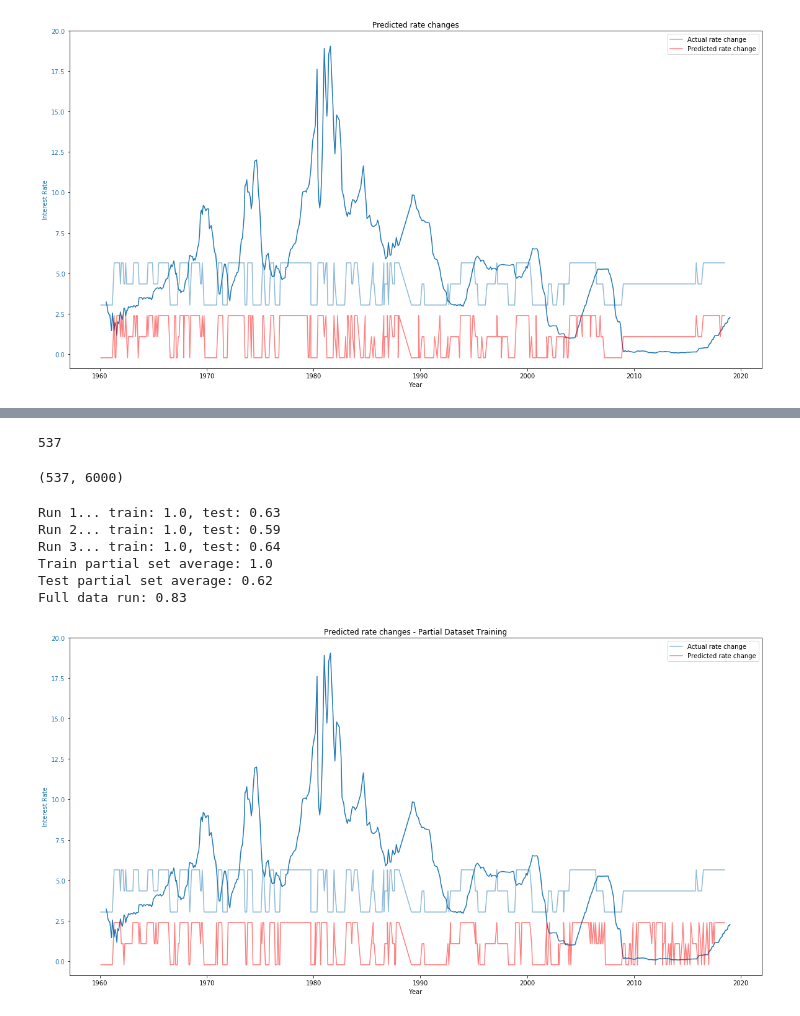
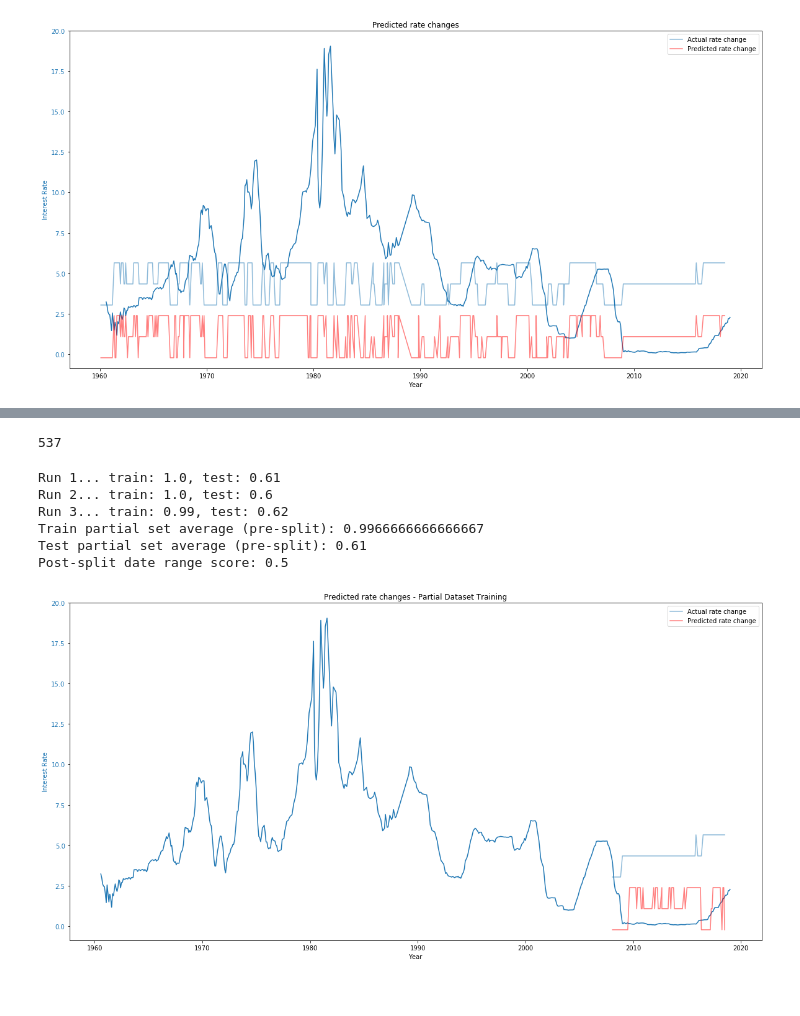
Before and after one commit to mitchdshawn/interest_rate_forecaster, a Jupyter notebook: 02 analysis.ipynb, the cells around one changed output, grey strips where cells are left out. Cells and saved outputs as stored; diff of their text form; code cells hidden in the pictures.

```diff
--- a/02 analysis.ipynb
+++ b/02 analysis.ipynb
@@ -492,7 +492,7 @@ text = text_tfidf.copy()
 # %%
 ## XGBoost model fitting and testing
 
-def xgb_function(text_partial, y_partial, text, y):
+def xgb_function(text_partial_train, y_partial_train, text_partial_test, y_partial_test):
     xgb_model = XGBClassifier(objective='multi:softmax',
                               max_depth=3,
                               num_classes=3)
@@ -510,21 +510,18 @@ def xgb_function(text_partial, y_partial, text, y):
         print(f'Run {x}... train: {train_score}, test: {test_score}')
         train_scores.append(train_score)
         test_scores.append(test_score)
-    print(f'Train partial set average: {np.mean(train_scores)}')
-    print(f'Test partial set average: {np.mean(test_scores)}')
+    print(f'Train partial set average (pre-split): {np.mean(train_scores)}')
+    print(f'Test partial set average (pre-split): {np.mean(test_scores)}')
 
     # Show performance scores for the full set
-    y_pred = xgb_model.predict(text)
+    full_score = round(xgb_model.score(text_partial_test, y_partial_test),2)
+    print(f'Post-split date range score: {full_score}')
 
-    full_score = round(xgb_model.score(text, y),2)
-    print(f'Full data run: {full_score}')
-
-    # Plot predictions on the full dataset
-    y_pred = y.copy()
-    y_pred['change_6_pred'] = xgb_model.predict(text)
+    # Plot predictions
+    y_pred = y_partial_test.copy()
+    y_pred['change_6_pred'] = xgb_model.predict(text_partial_test)
     y_pred['change_6_pred'] = y_pred['change_6_pred']-2.5
     y_pred['change_6'] = y_pred['change_6']
-
 
     fig, ax1 = plt.subplots(figsize=(20, 10))
 
@@ -552,24 +549,22 @@ def xgb_function(text_partial, y_partial, text, y):
     plt.show()
 
     return None
-# %%
-## Manual train split
-y_partial = y.loc[:'2008-01-01']
-y_partial.shape[0]
-# %% [output]
-537
-# %%
-text_partial = text.loc[:y_partial.shape[0]-1]
-text_partial.shape
-# %% [output]
-(537, 6000)
+# %%
+## Split data based on date
+y_partial_train = y.loc[:'2008-01-01']
+text_partial_train = text.loc[:y_partial.shape[0]-1]
+y_partial_test = y.loc['2008-02-01':]
+text_partial_test = text.loc[:y_partial_test.shape[0]-1]
+# %% [output]
+537
 # %%
-xgb_function(text_partial, y_partial, text, y)
+# xgb_function(text_partial, y_partial, text, y)
+xgb_function(text_partial_train, y_partial_train, text_partial_test, y_partial_test)
 # %% [output]
-Run 1... train: 1.0, test: 0.63
-Run 2... train: 1.0, test: 0.59
-Run 3... train: 1.0, test: 0.64
-Train partial set average: 1.0
-Test partial set average: 0.62
-Full data run: 0.83
+Run 1... train: 1.0, test: 0.61
+Run 2... train: 1.0, test: 0.6
+Run 3... train: 0.99, test: 0.62
+Train partial set average (pre-split): 0.9966666666666667
+Test partial set average (pre-split): 0.61
+Post-split date range score: 0.5
-[figure, old version]
+[figure, new version]
```
Also changed, not shown: parts of 17 cells of this notebook, 4 other files.
